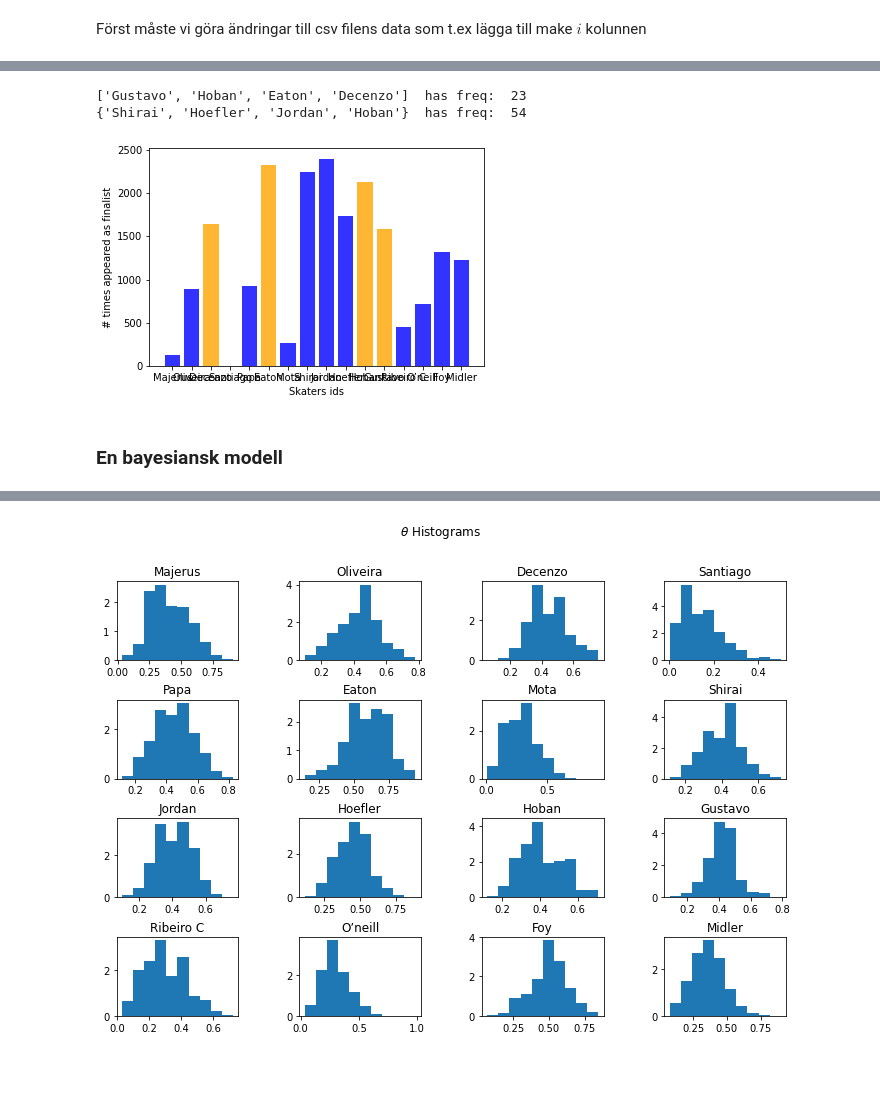
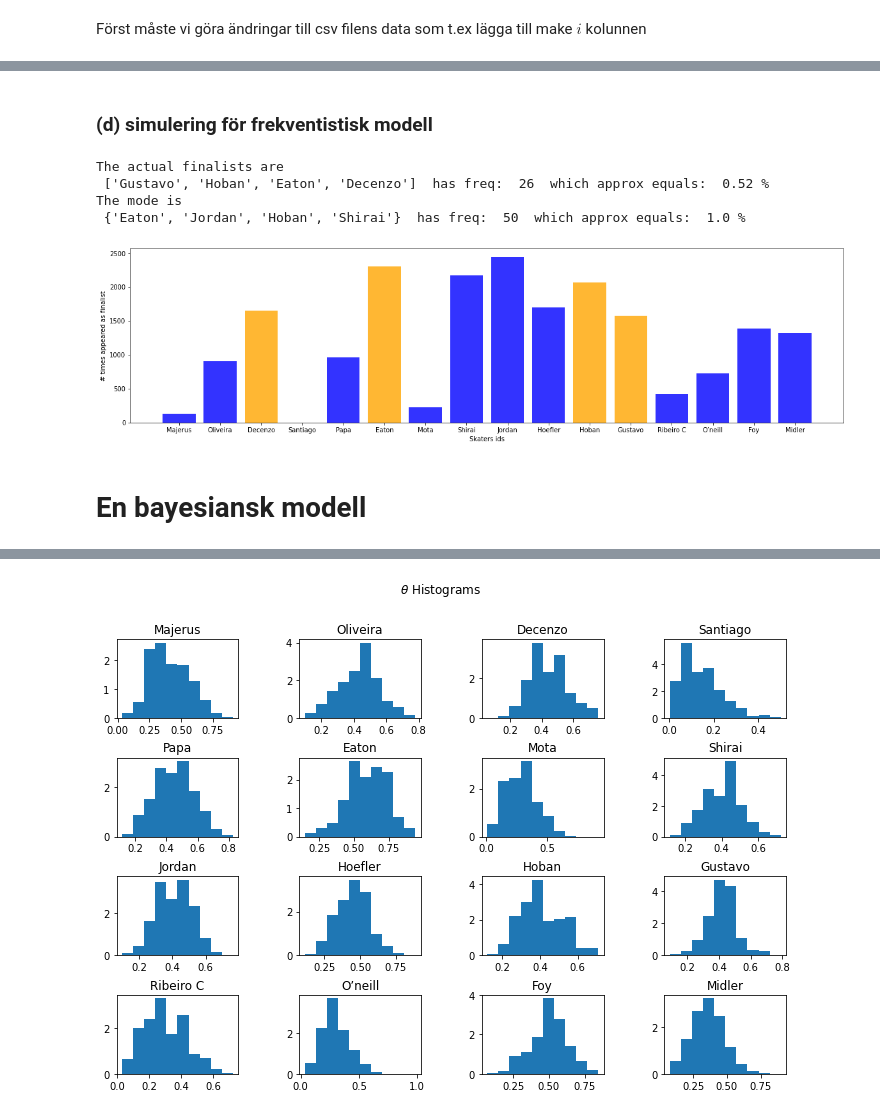
Before and after one commit to Idomathstuff/kth_folder, a Jupyter notebook: kth_scripts/projekt_statlearn/report.ipynb, the cells around one changed output, grey strips where cells are left out. Drawn from its saved outputs; the diff is of its cells as text; code cells hidden in the pictures; blank space fills up the shorter version.

```diff
--- a/kth_scripts/projekt_statlearn/report.ipynb
+++ b/kth_scripts/projekt_statlearn/report.ipynb
@@ -81,3 +337,5 @@ def plot_run1_run2():
+# %% [markdown]
+### (d) simulering för frekventistisk modell
 # %%
 from scipy import stats
 import numpy as np
@@ -85,9 +343,7 @@ import matplotlib.pyplot as plt
 import pandas as pd
 from collections import Counter
 from statinlprojekt import get_parameters_tricks, get_parameters_runs, Lcq_ids, ids, init_trick_data
-import ast
 
-#["Majerus", "Oliveira","Decenzo","Santiago", "Papa", "Eaton", "Mota", "Shirai","Jordan", "Hoefler", "Hoban", "Gustavo", "Ribeiro C", "O’neill", "Foy", "Midler"]
 
 actual_finalists = ["Gustavo", "Hoban", "Eaton", "Decenzo"]
 
@@ -118,7 +374,7 @@ def total_betyg(tricks, runs):
     return (sorted_trick[-2]+sorted_trick[-1]) + max(runs)
 
 
-def sim_trick_betyg(theta,alpha,beta):
+def sim_trick_betyg(theta,alpha,beta): # generates X_i
     V = np.array(np.random.choice([0,1], 4, p = [1-theta,theta]))
     Z = np.array(np.random.beta(alpha,beta,4))
     X = [0,0,0,0]
@@ -126,13 +382,13 @@ def sim_trick_betyg(theta,alpha,beta):
         X[i] = Z[i]*V[i]
     return X
 
-def get_rand_LCQ(): # returns an array of n LCQs. An LCQ is an array representing
+def get_rand_LCQ(): # returns an array of n LCQs. An LCQ is an array representing the total betyg of each skateboarder
     new_LCQ = {}
     for name in Lcq_ids:
         x_theta,x_alpha,x_beta = xparams[name][0],xparams[name][1],xparams[name][2]
         y_alpha,y_beta = yparams[name][0],yparams[name][1]
         skaters_tricks = sim_trick_betyg(x_theta,x_alpha,x_beta)
-        skaters_runs = np.random.beta(y_alpha,y_beta,2)
+        skaters_runs = np.random.beta(y_alpha,y_beta,2) # generates 2 runs
         new_LCQ[name] = total_betyg(skaters_tricks, skaters_runs)
     return new_LCQ
 
@@ -153,44 +409,42 @@ def most_common_array(arrays):
     array_counts = Counter(tuple_arrays)
     most_common_tuple, count = array_counts.most_common(1)[0]
     most_common_array = list(most_common_tuple)
     return most_common_array, count
 
 
 def make_finalist_histogram():
     winner_count = {player : 0 for player in Lcq_ids}
     finalist_array = []
     for i in range(5000):
         new_W = get_rand_finalists()
         finalist_array.append(new_W)
         for e in new_W:
             winner_count[e] += 1
 
-    def disp_least_to_greatest():
-        winner_count_sorted = sorted(winner_count.items(), key = lambda x: x[1])
-        for e in winner_count_sorted:
-            print(e[0],e[1])
-
     def disp_most_common_finalists():
         finalist_array_sets = [set(finalists) for finalists in finalist_array]
-        print(actual_finalists, " has freq: ", finalist_array_sets.count(set(actual_finalists)))
+        actual_finalists_freq = finalist_array_sets.count(set(actual_finalists))
+        print("The actual finalists are\n", actual_finalists, " has freq: ", actual_finalists_freq, " which approx equals: ",100*actual_finalists_freq/5000,"%")
         most_common_finalists, freq = most_common_set(finalist_array_sets)
-        print(most_common_finalists, " has freq: ", freq)
+        print("The mode is\n", most_common_finalists, " has freq: ", freq, " which approx equals: ", 100*freq/5000,"%")
 
 
     disp_most_common_finalists()
-
+    plt.figure(figsize=(20, 5))
     colors = ['orange' if x in actual_finalists else 'blue' for x in Lcq_ids]
     plt.bar(Lcq_ids, [winner_count[name] for name in Lcq_ids], color=colors, alpha=0.8)
     plt.xlabel("Skaters ids")
     plt.ylabel("# times appeared as finalist")
     plt.show()
 
 if __name__=="__main__":
     make_finalist_histogram()
 # %% [output]
-['Gustavo', 'Hoban', 'Eaton', 'Decenzo']  has freq:  23
-{'Shirai', 'Hoefler', 'Jordan', 'Hoban'}  has freq:  54
+The actual finalists are
+ ['Gustavo', 'Hoban', 'Eaton', 'Decenzo']  has freq:  26  which approx equals:  0.52 %
+The mode is
+ {'Eaton', 'Jordan', 'Hoban', 'Shirai'}  has freq:  50  which approx equals:  1.0 %
-[figure, old version]
+[figure, new version]
 # %% [markdown]
-### En bayesiansk modell
+# En bayesiansk modell
 # %% [markdown]
```
Also changed, not shown: parts of 35 cells of this notebook, 14 other files.
